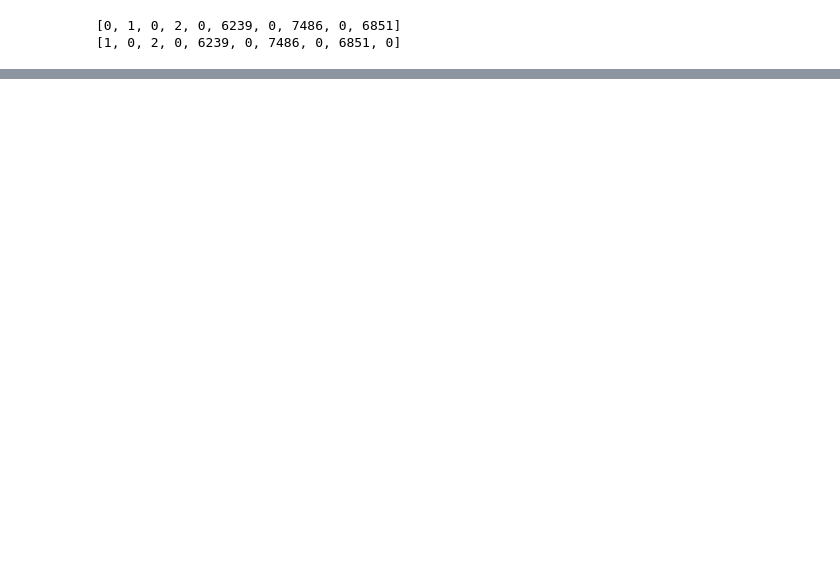
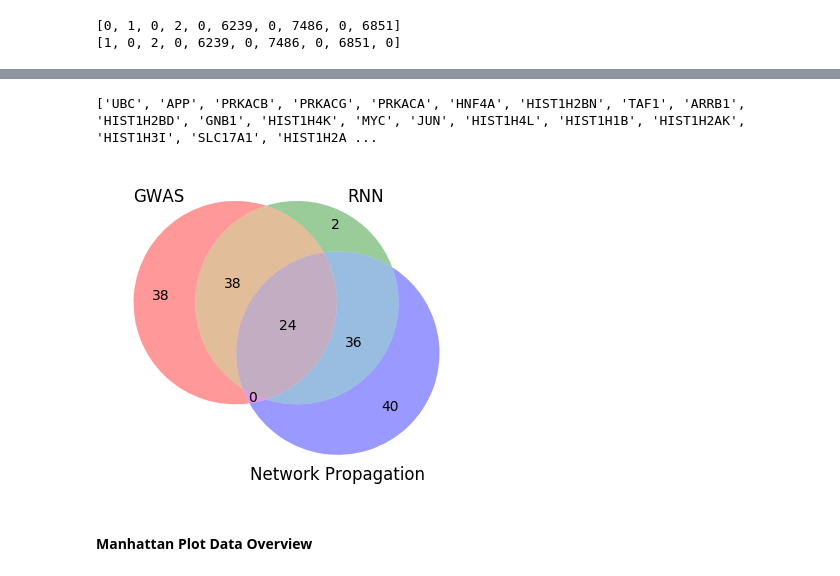
Before and after one commit to bobaoai/BNFO286_Project, a Jupyter notebook: bnfo_project.ipynb, the cells around one changed output, grey strips where cells are left out. Drawn from its saved outputs; the diff is of its cells as text; code cells hidden in the pictures; blank space fills up the shorter version.

```diff
--- a/bnfo_project.ipynb
+++ b/bnfo_project.ipynb
@@ -67,0 +170,10 @@ store_json(r'/Users/apple/Desktop/BNFO286/preprocessed_data.json',[p_list,source
+# %%
+venn3([set(raw_name[:100]), set(name1[:100]), set(name_np[:100])], ('GWAS', 'RNN', 'Network Propagation'))
+
+# name_np[:100]
+print(name1[:1000])
+# %% [output]
+['UBC', 'APP', 'PRKACB', 'PRKACG', 'PRKACA', 'HNF4A', 'HIST1H2BN', 'TAF1', 'ARRB1', 'HIST1H2BD', 'GNB1', 'HIST1H4K', 'MYC', 'JUN', 'HIST1H4L', 'HIST1H1B', 'HIST1H2AK', 'HIST1H3I', 'SLC17A1', 'HIST1H2A ...
+[figure, added]
+# %% [markdown]
+#### Manhattan Plot Data Overview
```
Also changed, not shown: parts of 24 cells of this notebook, 5 other files.
